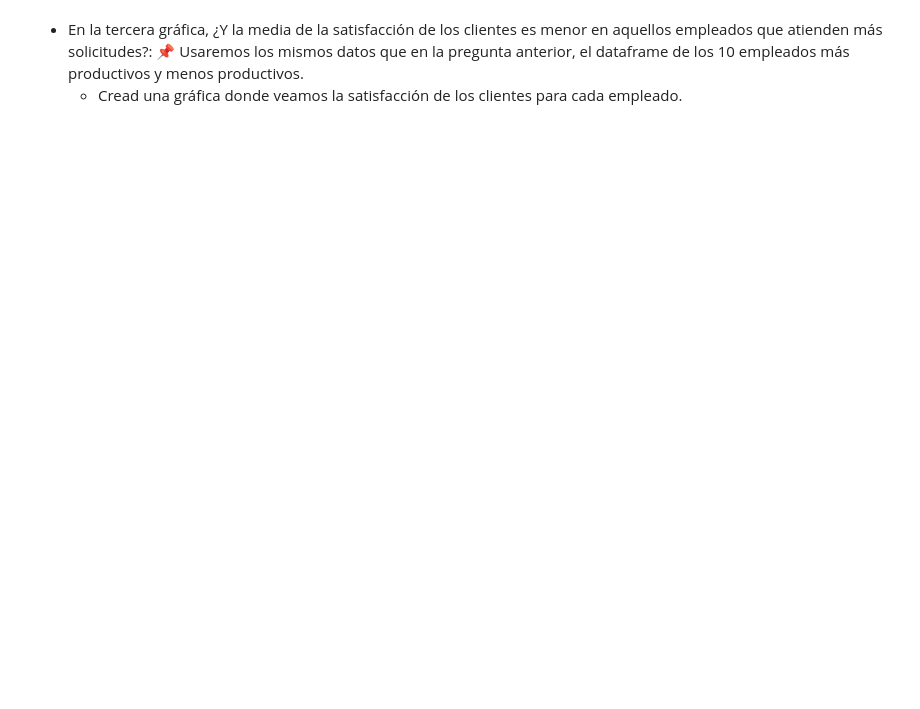
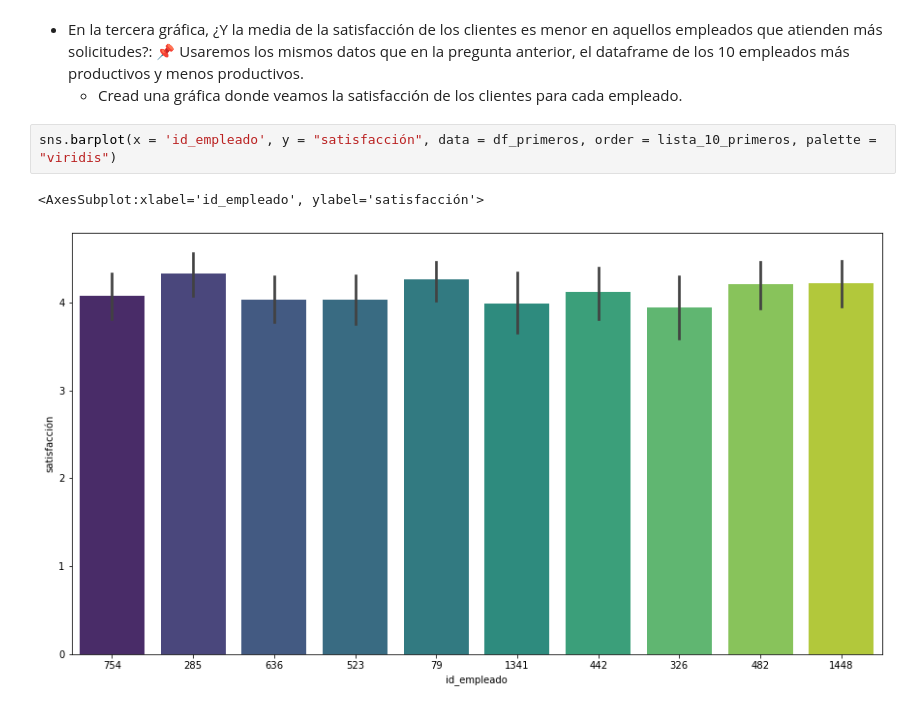
Before and after one commit to Adalab/promo-d-da-modulo2-sprint2-jacqueline-laura-lidya, a Jupyter notebook: eda/eda-leccion3-graficas-pair.ipynb, the cells around one changed output. Saved outputs shown, nothing was run; the diff lists cells and outputs as text; blank space fills up the shorter version.

```diff
--- a/eda/eda-leccion3-graficas-pair.ipynb
+++ b/eda/eda-leccion3-graficas-pair.ipynb
@@ -148,3 +153,8 @@ sns.barplot(x = 'id_empleado', y = "días_resolución", data = df_ultimos, palet
 - En la tercera gráfica, ¿Y la media de la satisfacción de los clientes es menor en aquellos empleados que atienden más solicitudes?:
 📌 Usaremos los mismos datos que en la pregunta anterior, el dataframe de los 10 empleados más productivos y menos productivos.
   - Cread una gráfica donde veamos la satisfacción de los clientes para cada empleado.
+# %%
+sns.barplot(x = 'id_empleado', y = "satisfacción", data = df_primeros, order = lista_10_primeros, palette = "viridis")
+# %% [output]
+<AxesSubplot:xlabel='id_empleado', ylabel='satisfacción'>
+[figure, added]
```
Also changed, not shown: parts of 9 cells of this notebook.
